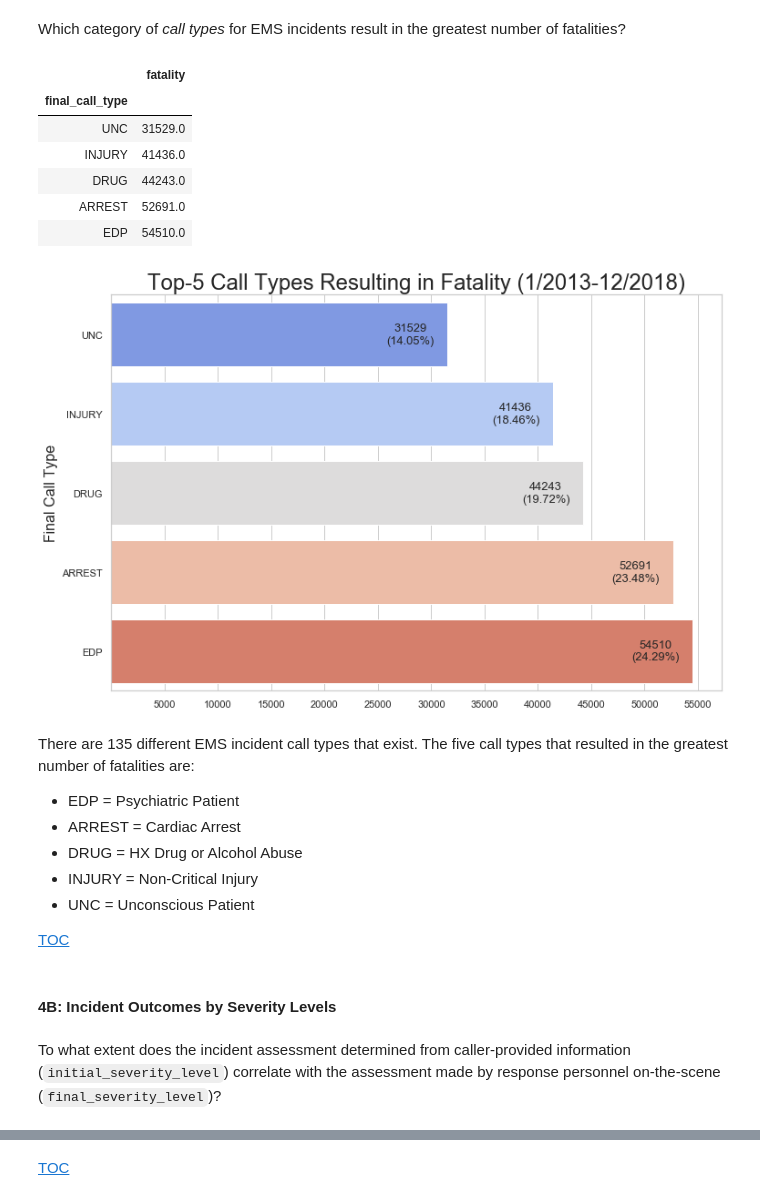
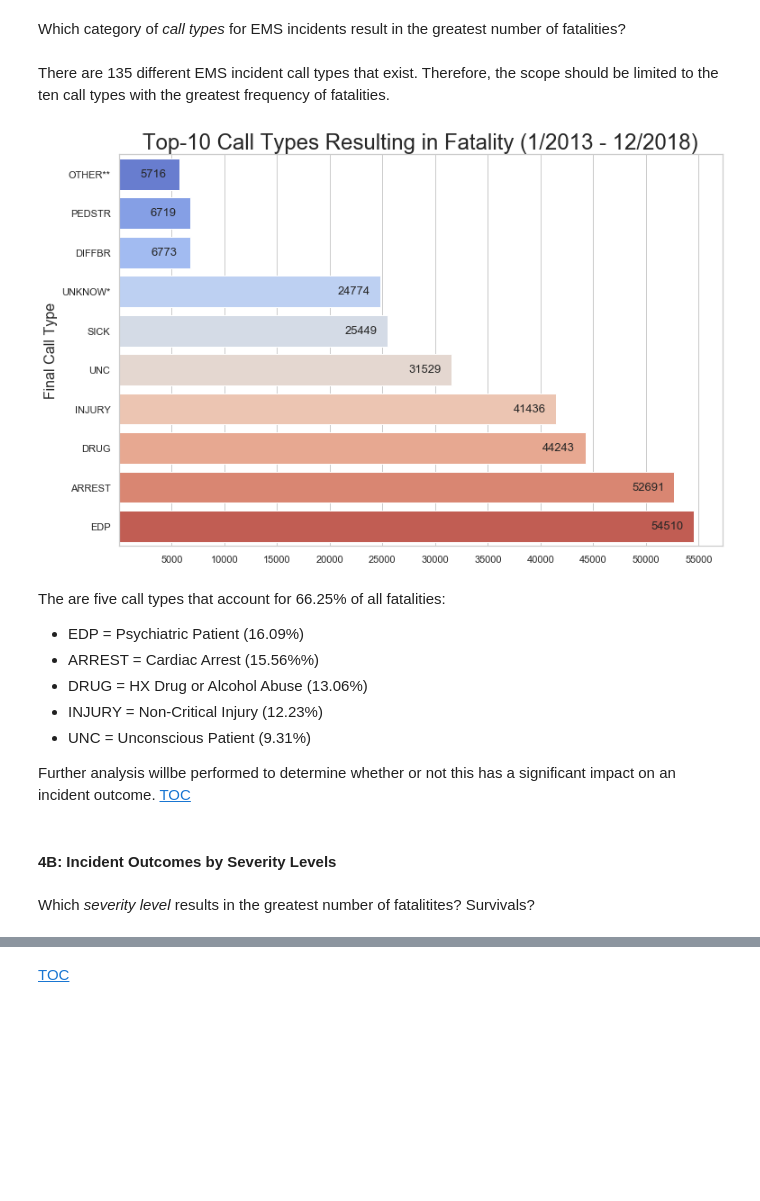
Before and after one commit to JD-Williams/Springboard, a Jupyter notebook: Capstones/Capstone 1/code/CP1-02_EDA.ipynb, the cells around one changed output, grey strips where cells are left out. Saved outputs shown, nothing was run; the diff lists cells and outputs as text; code cells hidden in the pictures; blank space fills up the shorter version.

Commit message:
Updated visualizations

```diff
--- a/Capstones/Capstone 1/code/CP1-02_EDA.ipynb
+++ b/Capstones/Capstone 1/code/CP1-02_EDA.ipynb
@@ -623,13 +600,4 @@ The distribution of response times between the outcome groups within the __Non-L
 Which category of _call types_ for EMS incidents result in the greatest number of fatalities?
 # %%
 fate_type = fatalities[['fatality']].groupby(fatalities.final_call_type).sum().sort_values(by='fatality',ascending=True)
-fatal_five = fate_type.tail()
-fatal_five # top five call types that result in fatality
+#fate_type
-# %% [output]
-|  | fatality |
-| final_call_type |  |
-| UNC | 31529.0 |
-| INJURY | 41436.0 |
-| DRUG | 44243.0 |
-| ARREST | 52691.0 |
-| EDP | 54510.0 |
@@ -636,42 +606,46 @@ fatal_five # top five call types that result in fatality
+# %% [markdown]
+There are 135 different EMS incident call types that exist. Therefore, the scope should be limited to the ten call types with the greatest frequency of fatalities.
 # %%
 # Visualize frequency of fatalities by call type
 fig4A, ax4A = plt.subplots(figsize=(12,8))
-ax4A = sb.barplot(y=fatal_five.index,
-                  x='fatality',
-                  data=fatal_five.sort_values(by='fatality',ascending=True),
+ax4A = sb.barplot(x='fatality',y=fate_type.tail(10).index,
+                  data=fate_type.tail(10).sort_values(by='fatality',ascending=True),
                   palette='coolwarm')
-
-ax4A.set_title('Top-5 Call Types Resulting in Fatality (1/2013-12/2018)',size=24)
+ax4A.set_title('Top-10 Call Types Resulting in Fatality (1/2013 - 12/2018)',size=24)
 ax4A.set_xlabel('',size=16)
 ax4A.set_xticks([5000*i for i in range(1,12)])
 ax4A.set_ylabel('Final Call Type',size=16)
 
 # Create data labels
-total = sum([i.get_width() for i in ax4A.patches])
 for i in ax4A.patches:
-    ax4A.text(i.get_width()-3500,
-             i.get_y()+0.4,
-             str(int(i.get_width()))+'\n('+str(round(i.get_width()/total*100,2))+'%)',
-             fontsize=13,ha='center',va='center')
+    ax4A.text(i.get_width()-2500,
+              i.get_y()+0.4,
+              str(int(i.get_width())),
+              fontsize=13,ha='center',va='center')
+
+# Customize ytick labels
+ytck = fate_type.tail(10).index.tolist()
+ytck[0] = 'OTHER**'
+ytck[3] = 'UNKNOW*'
+ax4A.set_yticklabels(ytck)
 
 #plt.savefig('../graphics/CP1-02_fig04A.png') # Export plot to PNG file
 plt.show()
 # %% [output]
-[figure, old version]
+[figure, new version]
 # %% [markdown]
-There are 135 different EMS incident call types that exist. The five call types that resulted in the greatest number of fatalities are:
+The are five call types that account for 66.25% of all fatalities:
++ EDP = Psychiatric Patient (16.09%)
++ ARREST = Cardiac Arrest (15.56%%)
++ DRUG = HX Drug or Alcohol Abuse (13.06%)
++ INJURY = Non-Critical Injury (12.23%)
++ UNC = Unconscious Patient (9.31%)
 
-+ EDP = Psychiatric Patient
-+ ARREST = Cardiac Arrest
-+ DRUG = HX Drug or Alcohol Abuse
-+ INJURY = Non-Critical Injury
-+ UNC = Unconscious Patient
-
-[TOC](#TOC)
+Further analysis willbe performed to determine whether or not this has a significant impact on an incident outcome. [TOC](#TOC)
 # %% [markdown]
 <a id='Sec04B'></a>
 #### 4B: Incident Outcomes by Severity Levels
-# %% [markdown]
-To what extent does the incident assessment determined from caller-provided information (`initial_severity_level`) correlate with the assessment made by response personnel on-the-scene (`final_severity_level`)?
+# %% [markdown]
+Which _severity level_ results in the greatest number of fatalitites? Survivals?
 # %%
 # Subset all fatalities by initial and final severity level code
```
Also changed, not shown: parts of 28 cells of this notebook.
